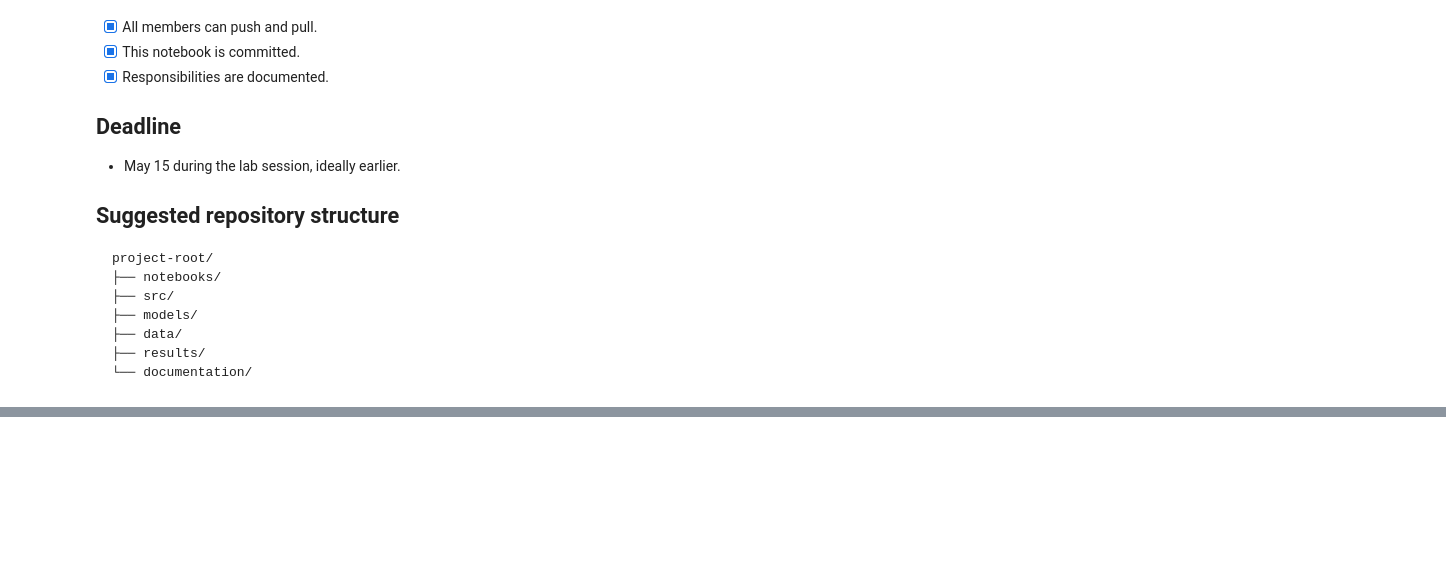
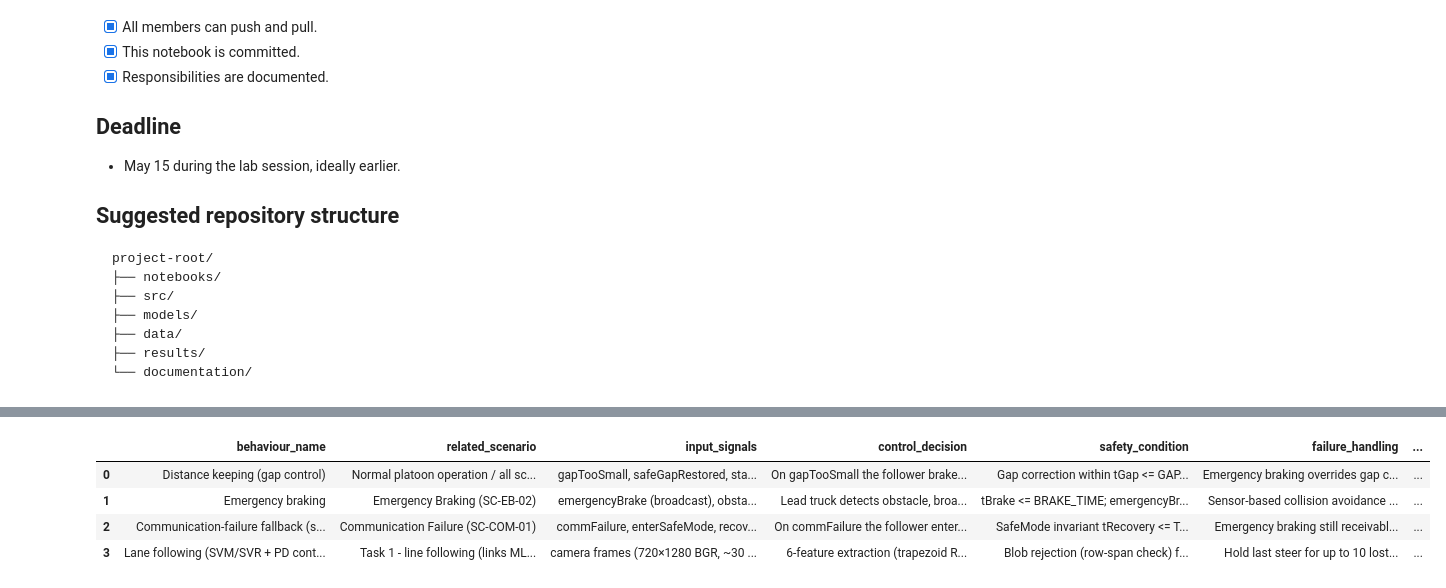
Before and after one commit to dccelectronicsgermany/Autonomous_Systems_A_Lab_Group_4, a Jupyter notebook: notebooks/AS_A_Lab_Overview_Group_4.ipynb, the cells around one changed output, grey strips where cells are left out. Cells and saved outputs as stored; diff of their text form; code cells hidden in the pictures; blank space fills up the shorter version.

```diff
--- a/notebooks/AS_A_Lab_Overview_Group_4.ipynb
+++ b/notebooks/AS_A_Lab_Overview_Group_4.ipynb
@@ -257,14 +492,59 @@ Use Timed Automata and UPPAAL.
 # %%
 control_behaviours = [
     {
-        "behaviour_name": "TODO",
-        "related_scenario": "TODO",
-        "input_signals": ["TODO"],
-        "control_decision": "TODO",
-        "safety_condition": "TODO",
-        "failure_handling": "TODO",
-        "model_file": "TODO"
-    }
+        "behaviour_name": "Distance keeping (gap control)",
+        "related_scenario": "Normal platoon operation / all scenarios",
+        "input_signals": ["gapTooSmall", "safeGapRestored", "statusUpdate"],
+        "control_decision": "On gapTooSmall the follower brakes until the safe gap is restored "
+                            "(MaintainGap -> GapTooSmall -> Braking -> SafeGapRestored)",
+        "safety_condition": "Gap correction within tGap <= GAP_TIME (500 ms); safeDistance flag tracks state",
+        "failure_handling": "Emergency braking overrides gap control from every state",
+        "model_file": "truck_platooning/scenarios/00_Truck_Platooning_Control_Behaviour/01_Final_Version_Truck_Platooning_Control_Behaviour.xml",
+    },
+    {
+        "behaviour_name": "Emergency braking",
+        "related_scenario": "Emergency Braking (SC-EB-02)",
+        "input_signals": ["emergencyBrake (broadcast)", "obstacleCleared (broadcast)"],
+        "control_decision": "Lead truck detects obstacle, broadcasts emergencyBrake within "
+                            "BRAKE_TIME (100 ms); every follower transitions to EmergencyStop "
+                            "regardless of its current state",
+        "safety_condition": "tBrake <= BRAKE_TIME; emergencyBrake receivable from ALL follower states",
+        "failure_handling": "Sensor-based collision avoidance as fallback when V2V is unavailable",
+        "model_file": "truck_platooning/scenarios/00_Truck_Platooning_Control_Behaviour/01_Final_Version_Truck_Platooning_Control_Behaviour.xml",
+    },
+    {
+        "behaviour_name": "Communication-failure fallback (safe mode)",
+        "related_scenario": "Communication Failure (SC-COM-01)",
+        "input_signals": ["commFailure", "enterSafeMode", "recoveryAttempt", "commRestored"],
+        "control_decision": "On commFailure the follower enters SafeMode (only if safeDistance holds) "
+                            "and periodically attempts recovery until commRestored",
+        "safety_condition": "SafeMode invariant tRecovery <= TOTAL_RECOVERY_TIME; recovery attempts "
+                            "every RECOVERY_TIME (10 s)",
+        "failure_handling": "Emergency braking still receivable in SafeMode/Recovery/Restored states",
+        "model_file": "truck_platooning/scenarios/00_Truck_Platooning_Control_Behaviour/01_Final_Version_Truck_Platooning_Control_Behaviour.xml",
+    },
+    {
+        "behaviour_name": "Lane following (SVM/SVR + PD control)",
+        "related_scenario": "Task 1 - line following (links ML task to control behaviour)",
+        "input_signals": ["camera frames (720×1280 BGR, ~30 fps)"],
+        "control_decision": "6-feature extraction (trapezoid ROI, 3 line bands) -> SVR predicts "
+                            "steering offset -> PD controller (throttle-dependent Kp/Kd gain table) "
+                            "outputs steering in [-1, +1]",
+        "safety_condition": "Blob rejection (row-span check) filters noise; steering clipped to [-1, 1]",
+        "failure_handling": "Hold last steer for up to 10 lost frames, then return None -> "
+                            "framework neutral-steering fallback + 'Line lost!' alert",
+        "model_file": "Final ML files/final_my_line_following_solution/my_line_follower.py",
+    },
 ]
-control_behaviours
+
+control_behaviours_table = pd.DataFrame(control_behaviours).assign(
+    input_signals=lambda d: d["input_signals"].apply(", ".join)
+)
+control_behaviours_table
+# %% [output]
+|  | behaviour_name | related_scenario | input_signals | control_decision | safety_condition | failure_handling | ... |
+| 0 | Distance keeping (gap control) | Normal platoon operation / all sc... | gapTooSmall, safeGapRestored, sta... | On gapTooSmall the follower brake... | Gap correction within tGap <= GAP... | Emergency braking overrides gap c... | ... |
+| 1 | Emergency braking | Emergency Braking (SC-EB-02) | emergencyBrake (broadcast), obsta... | Lead truck detects obstacle, broa... | tBrake <= BRAKE_TIME; emergencyBr... | Sensor-based collision avoidance ... | ... |
+| 2 | Communication-failure fallback (s... | Communication Failure (SC-COM-01) | commFailure, enterSafeMode, recov... | On commFailure the follower enter... | SafeMode invariant tRecovery <= T... | Emergency braking still receivabl... | ... |
+| 3 | Lane following (SVM/SVR + PD cont... | Task 1 - line following (links ML... | camera frames (720×1280 BGR, ~30 ... | 6-feature extraction (trapezoid R... | Blob rejection (row-span check) f... | Hold last steer for up to 10 lost... | ... |
 # %% [markdown]
```
Also changed, not shown: parts of 16 cells of this notebook.
